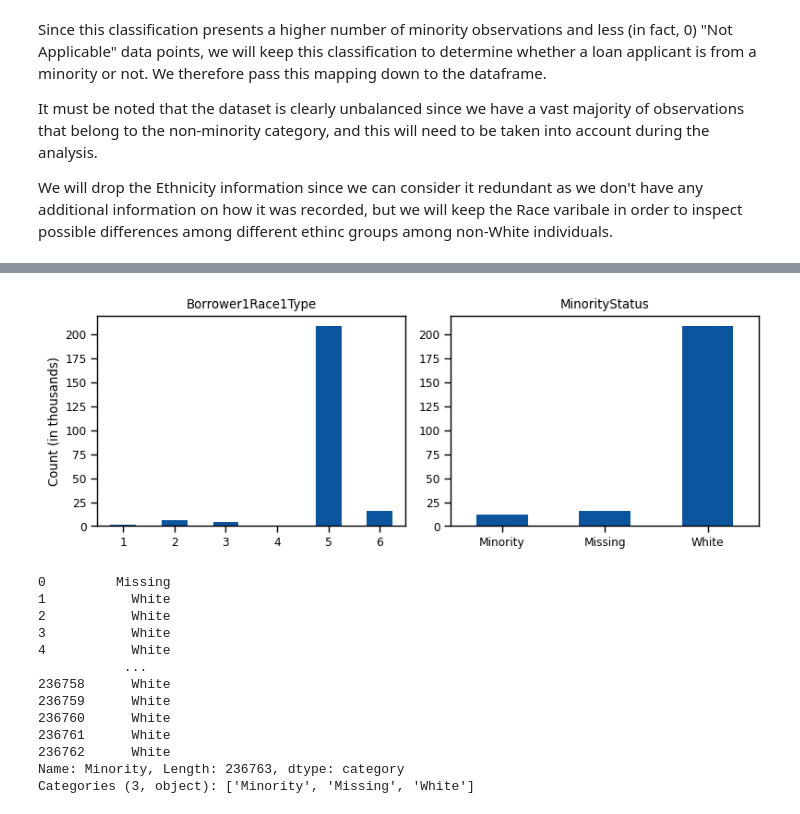
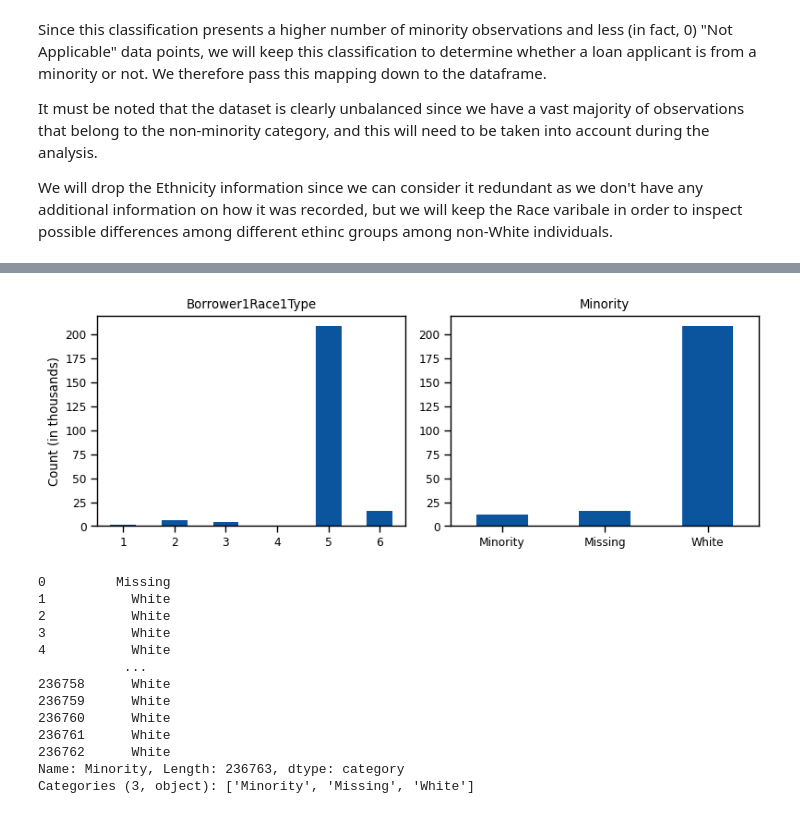
Before and after one commit to frafuria/GH_TEHSIS, a Jupyter notebook: CODICE/1_dataset/1_cleaning_exploratory_analysis.ipynb, the cells around one changed output, grey strips where cells are left out. Drawn from its saved outputs; the diff is of its cells as text; code cells hidden in the pictures.

```diff
--- a/CODICE/1_dataset/1_cleaning_exploratory_analysis.ipynb
+++ b/CODICE/1_dataset/1_cleaning_exploratory_analysis.ipynb
@@ -295,28 +296,29 @@ Name: count, dtype: float64
 # %%
 #TO EXPORT PLOT
 
 # Set the color palette to green
 sns.set_palette('Blues_r')
 
 # Create a figure with two subplots side by side
 fig, axes = plt.subplots(1, 2, figsize=(8, 3))
 
 # fix ordine di grandezza
 race1 = data['Borrower1Race1Type'].value_counts()/1000
 counts = counts/1000
 
 # Plot the bar charts
 race1.sort_index().plot(
                 kind='bar', ax=axes[0], title='Borrower1Race1Type', xlabel='', ylabel='Count (in thousands)', rot=0)
-counts.plot(kind='bar', ax=axes[1], title='MinorityStatus', xlabel='', ylabel='', rot=0)
+
+counts.plot(kind='bar', ax=axes[1], title='Minority', xlabel='', ylabel='', rot=0)
 #fig.suptitle('Side-by-Side Bar Plots', fontsize=16)
 plt.tight_layout()
 
 # Show the plots
-plt.savefig('MinorityAnalysis.png')
+plt.savefig('images/MinorityAnalysis.png')
 plt.show()
 # %% [output]
-[figure, old version]
+[figure, new version]
 # %%
 data.drop(['Borrower1EthnicityType'], inplace=True, axis=1)
 data['Minority'] = data.Borrower1Race1Type.astype('str').map(mapping).astype('category')
```
Also changed, not shown: parts of 10 cells of this notebook, 11 other files.
